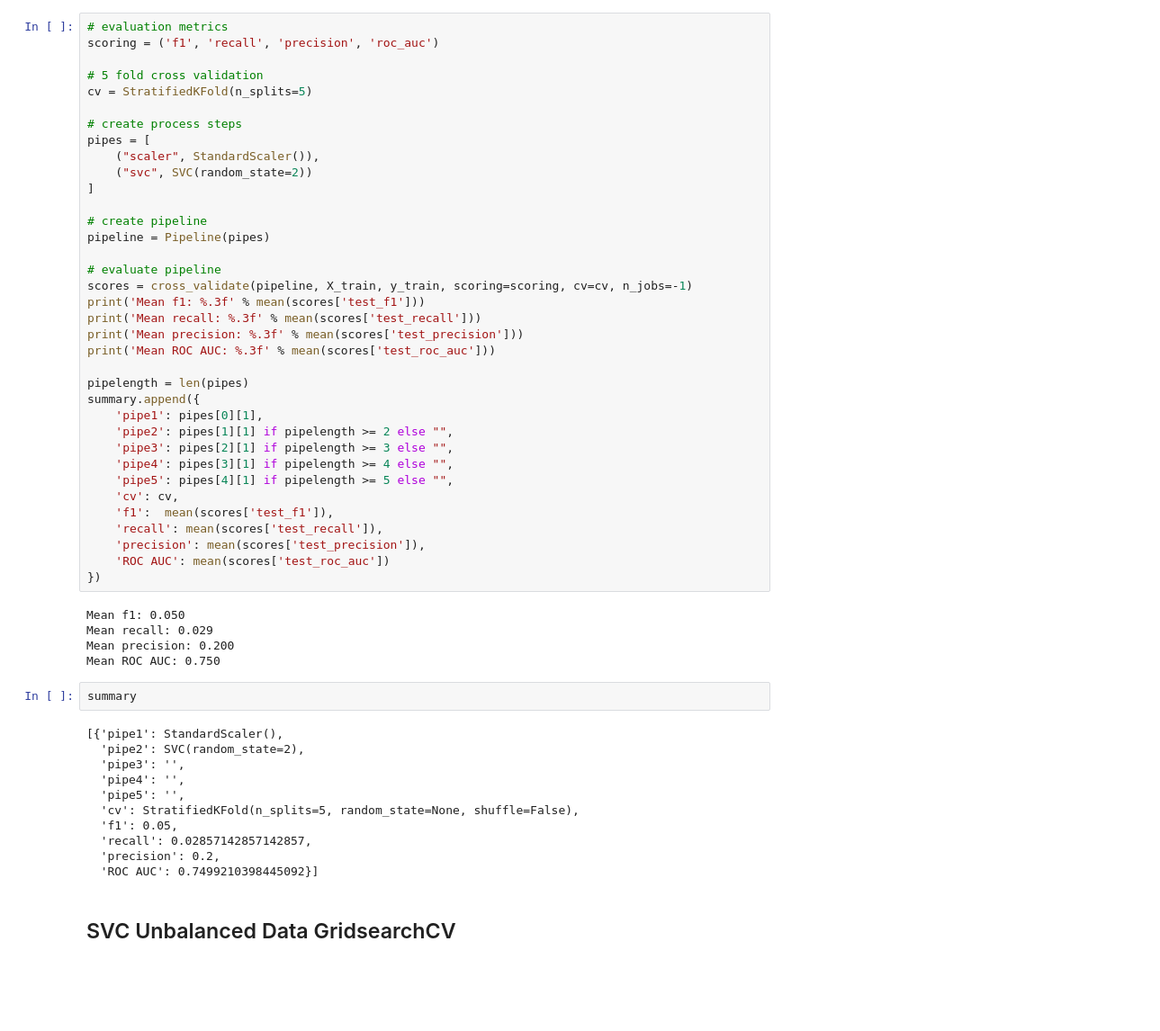
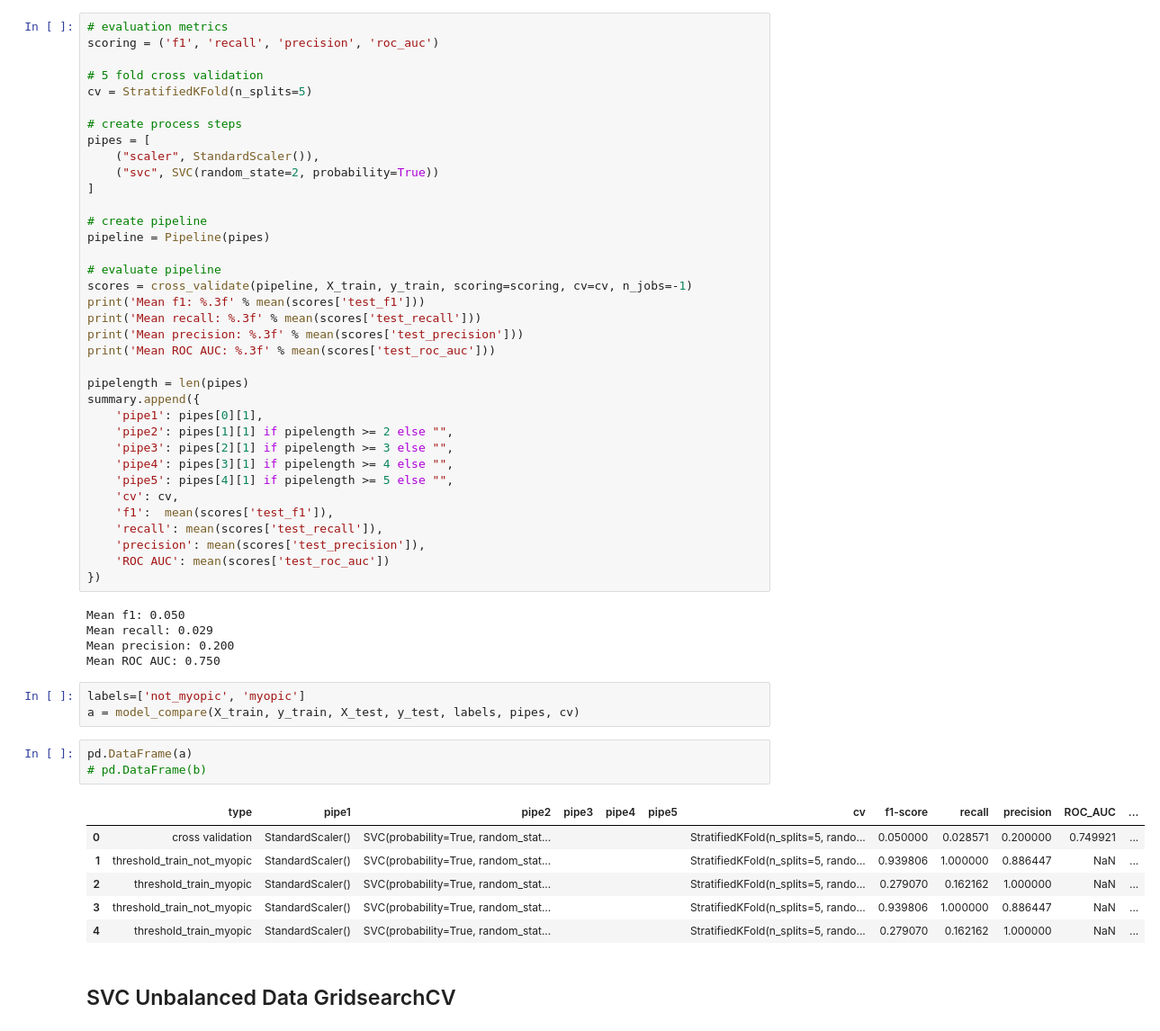
Before and after one commit to ejw-data/ml-myopia, a Jupyter notebook: classification/model-svc-gridsearch.ipynb, the cells around one changed output. Shown at 90% size. Saved outputs shown, nothing was run; the diff lists cells and outputs as text; blank space fills up the shorter version.

```diff
--- a/classification/model-svc-gridsearch.ipynb
+++ b/classification/model-svc-gridsearch.ipynb
@@ -94,7 +95,7 @@ cv = StratifiedKFold(n_splits=5)
 # create process steps
 pipes = [
     ("scaler", StandardScaler()),
-    ("svc", SVC(random_state=2))
+    ("svc", SVC(random_state=2, probability=True))
 ]
 
 # create pipeline
@@ -126,18 +127,18 @@ Mean recall: 0.029
 Mean precision: 0.200
 Mean ROC AUC: 0.750
 # %%
-summary
+labels=['not_myopic', 'myopic']
+a = model_compare(X_train, y_train, X_test, y_test, labels, pipes, cv)
-# %% [output]
-[{'pipe1': StandardScaler(),
-  'pipe2': SVC(random_state=2),
-  'pipe3': '',
-  'pipe4': '',
-  'pipe5': '',
-  'cv': StratifiedKFold(n_splits=5, random_state=None, shuffle=False),
-  'f1': 0.05,
-  'recall': 0.02857142857142857,
-  'precision': 0.2,
-  'ROC AUC': 0.7499210398445092}]
+# %%
+pd.DataFrame(a)
+# pd.DataFrame(b)
+# %% [output]
+|  | type | pipe1 | pipe2 | pipe3 | pipe4 | pipe5 | cv | f1-score | recall | precision | ROC_AUC | ... |
+| 0 | cross validation | StandardScaler() | SVC(probability=True, random_stat... |  |  |  | StratifiedKFold(n_splits=5, rando... | 0.050000 | 0.028571 | 0.200000 | 0.749921 | ... |
+| 1 | threshold_train_not_myopic | StandardScaler() | SVC(probability=True, random_stat... |  |  |  | StratifiedKFold(n_splits=5, rando... | 0.939806 | 1.000000 | 0.886447 | NaN | ... |
+| 2 | threshold_train_myopic | StandardScaler() | SVC(probability=True, random_stat... |  |  |  | StratifiedKFold(n_splits=5, rando... | 0.279070 | 0.162162 | 1.000000 | NaN | ... |
+| 3 | threshold_train_not_myopic | StandardScaler() | SVC(probability=True, random_stat... |  |  |  | StratifiedKFold(n_splits=5, rando... | 0.939806 | 1.000000 | 0.886447 | NaN | ... |
+| 4 | threshold_train_myopic | StandardScaler() | SVC(probability=True, random_stat... |  |  |  | StratifiedKFold(n_splits=5, rando... | 0.279070 | 0.162162 | 1.000000 | NaN | ... |
 # %% [markdown]
 ## SVC Unbalanced Data GridsearchCV
 # %%
```
Also changed, not shown: parts of 4 cells of this notebook, 1 other file.
